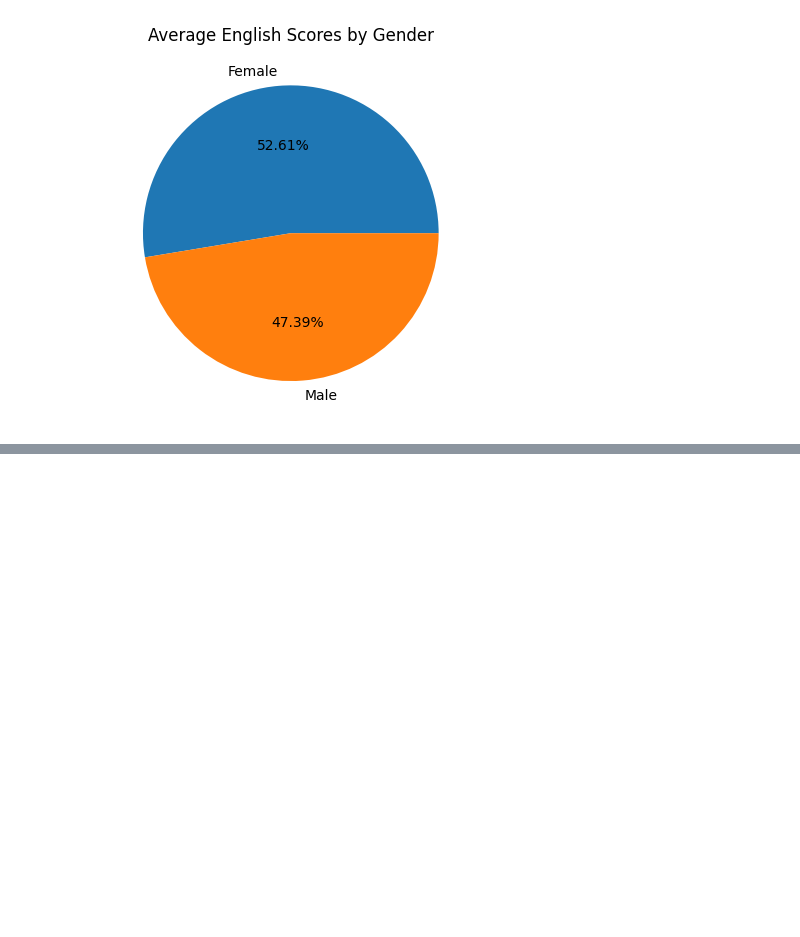
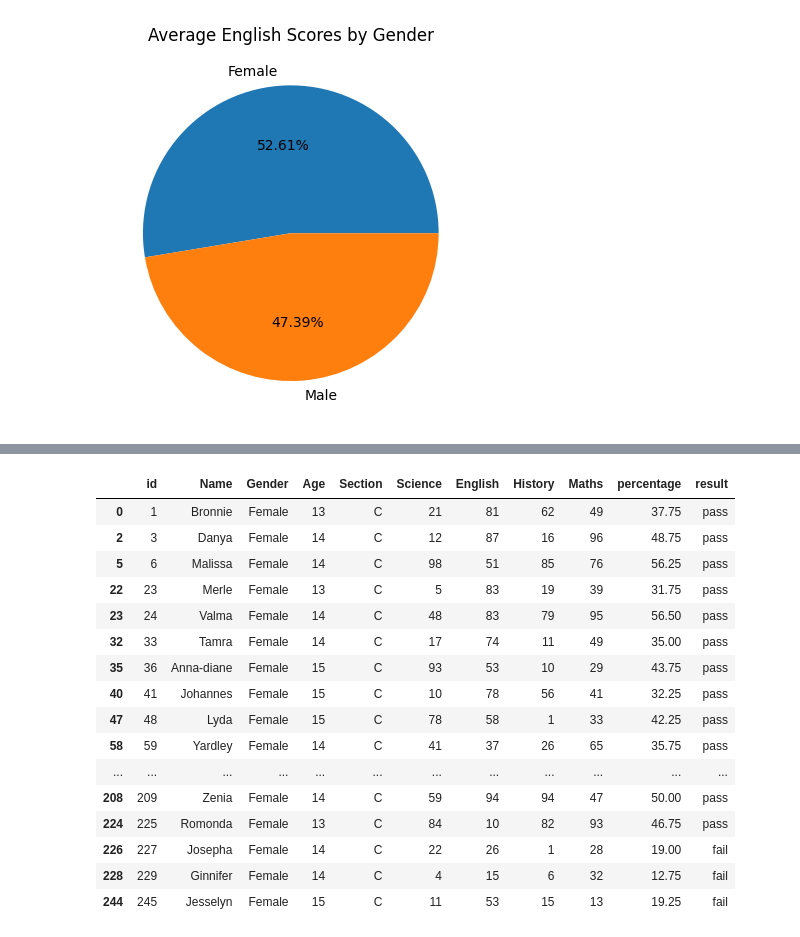
Before and after one commit to Balu-Palle/jupyterNotebook, a Jupyter notebook: 1.ipynb, the cells around one changed output, grey strips where cells are left out. Cells and saved outputs as stored; diff of their text form; code cells hidden in the pictures; blank space fills up the shorter version.

```diff
--- a/1.ipynb
+++ b/1.ipynb
@@ -127,0 +239,21 @@ df.groupby('Gender')['English'].mean().plot(kind='pie',title='Average English Sc
+# %%
+#Find all Female students in Section C.
+df[(df['Gender']=='Female') & (df['Section']=='C')]
+# %% [output]
+|  | id | Name | Gender | Age | Section | Science | English | History | Maths | percentage | result |
+| 0 | 1 | Bronnie | Female | 13 | C | 21 | 81 | 62 | 49 | 37.75 | pass |
+| 2 | 3 | Danya | Female | 14 | C | 12 | 87 | 16 | 96 | 48.75 | pass |
+| 5 | 6 | Malissa | Female | 14 | C | 98 | 51 | 85 | 76 | 56.25 | pass |
+| 22 | 23 | Merle | Female | 13 | C | 5 | 83 | 19 | 39 | 31.75 | pass |
+| 23 | 24 | Valma | Female | 14 | C | 48 | 83 | 79 | 95 | 56.50 | pass |
+| 32 | 33 | Tamra | Female | 14 | C | 17 | 74 | 11 | 49 | 35.00 | pass |
+| 35 | 36 | Anna-diane | Female | 15 | C | 93 | 53 | 10 | 29 | 43.75 | pass |
+| 40 | 41 | Johannes | Female | 15 | C | 10 | 78 | 56 | 41 | 32.25 | pass |
+| 47 | 48 | Lyda | Female | 15 | C | 78 | 58 | 1 | 33 | 42.25 | pass |
+| 58 | 59 | Yardley | Female | 14 | C | 41 | 37 | 26 | 65 | 35.75 | pass |
+| ... | ... | ... | ... | ... | ... | ... | ... | ... | ... | ... | ... |
+| 208 | 209 | Zenia | Female | 14 | C | 59 | 94 | 94 | 47 | 50.00 | pass |
+| 224 | 225 | Romonda | Female | 13 | C | 84 | 10 | 82 | 93 | 46.75 | pass |
+| 226 | 227 | Josepha | Female | 14 | C | 22 | 26 | 1 | 28 | 19.00 | fail |
+| 228 | 229 | Ginnifer | Female | 14 | C | 4 | 15 | 6 | 32 | 12.75 | fail |
+| 244 | 245 | Jesselyn | Female | 15 | C | 11 | 53 | 15 | 13 | 19.25 | fail |
```
Also changed, not shown: parts of 17 cells of this notebook.
